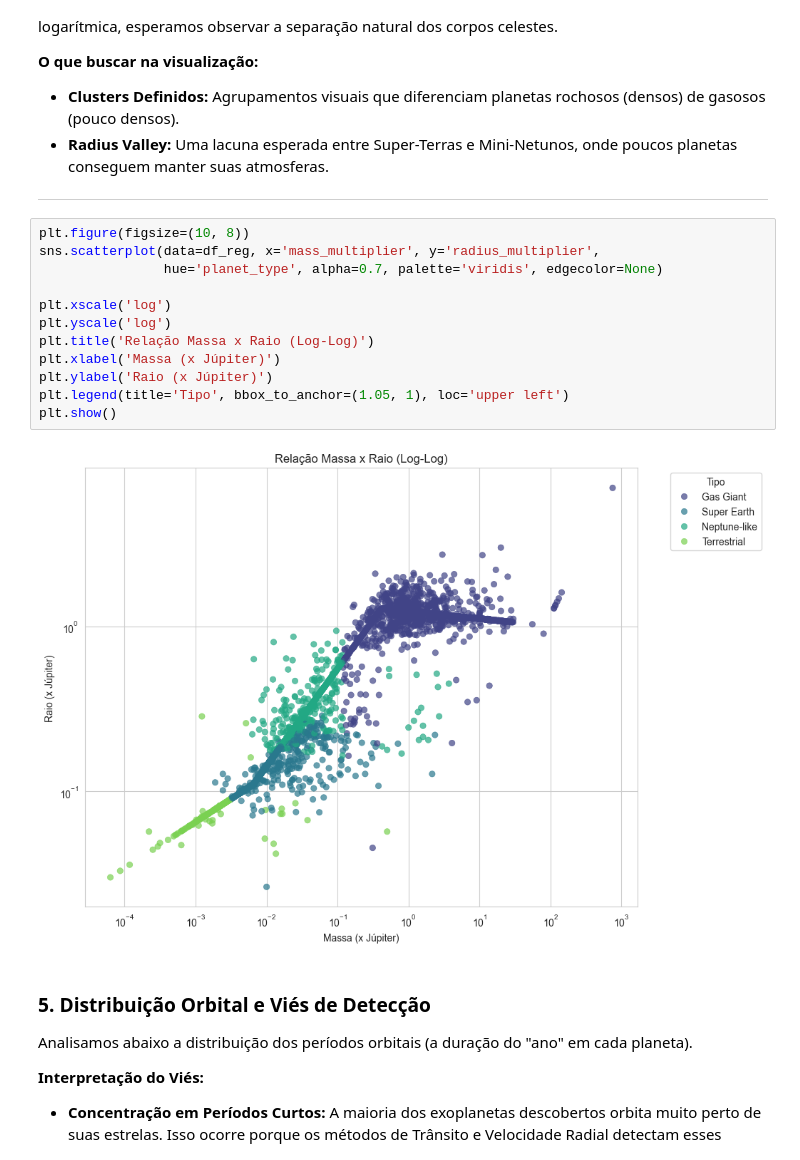
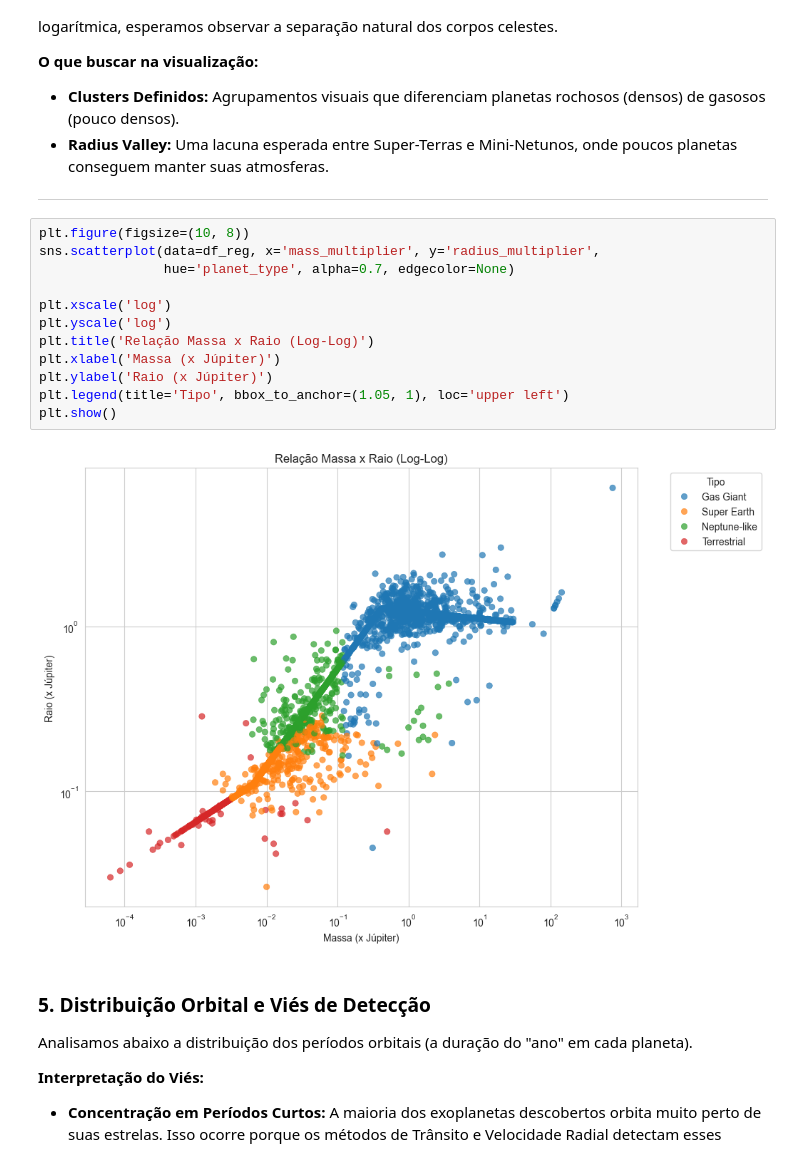
Before and after one commit to FelipeMota04/TrabalhoFinal-ICD-2025.2, a Jupyter notebook: class_exoplanet.ipynb, the cells around one changed output. Saved outputs shown, nothing was run; the diff lists cells and outputs as text.

```diff
--- a/class_exoplanet.ipynb
+++ b/class_exoplanet.ipynb
@@ -183,17 +191,17 @@ Este é o gráfico mais fundamental da astrofísica planetária. Ao plotar Massa
 # %%
 plt.figure(figsize=(10, 8))
 sns.scatterplot(data=df_reg, x='mass_multiplier', y='radius_multiplier',
-                hue='planet_type', alpha=0.7, palette='viridis', edgecolor=None)
+                hue='planet_type', alpha=0.7, edgecolor=None)
 
 plt.xscale('log')
 plt.yscale('log')
 plt.title('Relação Massa x Raio (Log-Log)')
 plt.xlabel('Massa (x Júpiter)')
 plt.ylabel('Raio (x Júpiter)')
 plt.legend(title='Tipo', bbox_to_anchor=(1.05, 1), loc='upper left')
 plt.show()
 # %% [output]
-[figure, old version]
+[figure, new version]
 # %% [markdown]
 ### 5. Distribuição Orbital e Viés de Detecção
 
```
Also changed, not shown: parts of 13 cells of this notebook.
